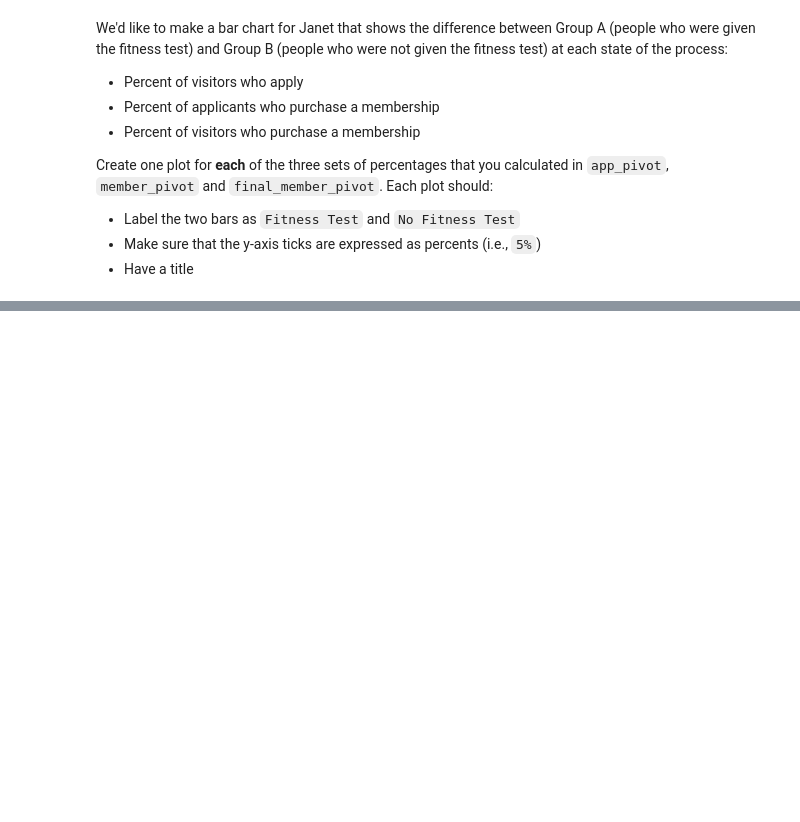
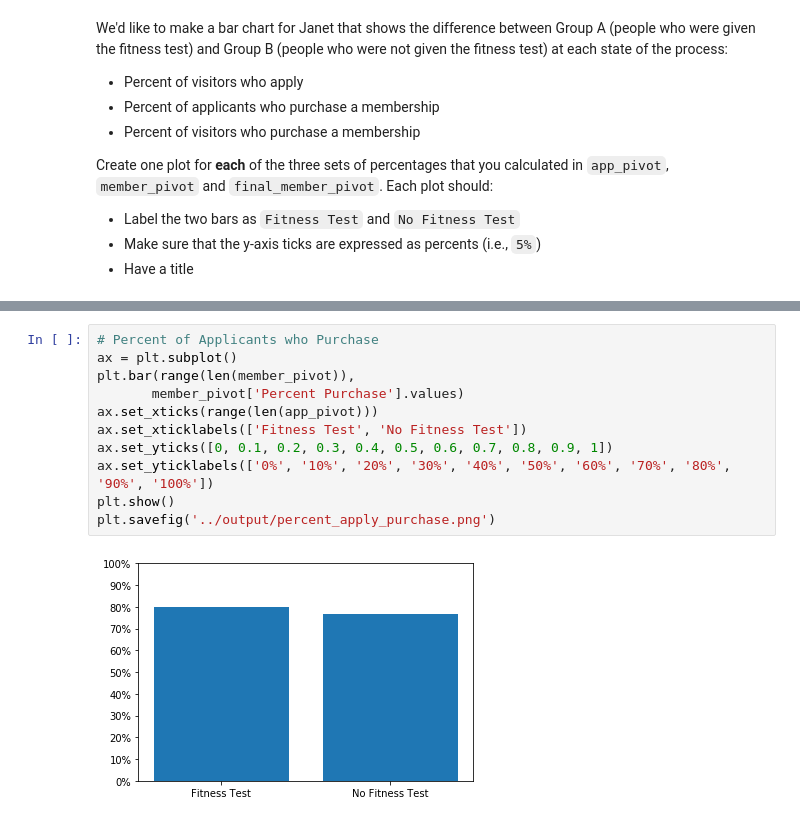
Before and after one commit to carmelhm/musclehub, a Jupyter notebook: input/musclehub.ipynb, the cells around one changed output, grey strips where cells are left out. Saved outputs shown, nothing was run; the diff lists cells and outputs as text; blank space fills up the shorter version.

```diff
--- a/input/musclehub.ipynb
+++ b/input/musclehub.ipynb
@@ -329,0 +355,13 @@ Create one plot for **each** of the three sets of percentages that you calculate
+# %%
+# Percent of Applicants who Purchase
+ax = plt.subplot()
+plt.bar(range(len(member_pivot)),
+       member_pivot['Percent Purchase'].values)
+ax.set_xticks(range(len(app_pivot)))
+ax.set_xticklabels(['Fitness Test', 'No Fitness Test'])
+ax.set_yticks([0, 0.1, 0.2, 0.3, 0.4, 0.5, 0.6, 0.7, 0.8, 0.9, 1])
+ax.set_yticklabels(['0%', '10%', '20%', '30%', '40%', '50%', '60%', '70%', '80%', '90%', '100%'])
+plt.show()
+plt.savefig('../output/percent_apply_purchase.png')
+# %% [output]
+[figure, added]
```
Also changed, not shown: parts of 4 cells of this notebook, 3 other files.
